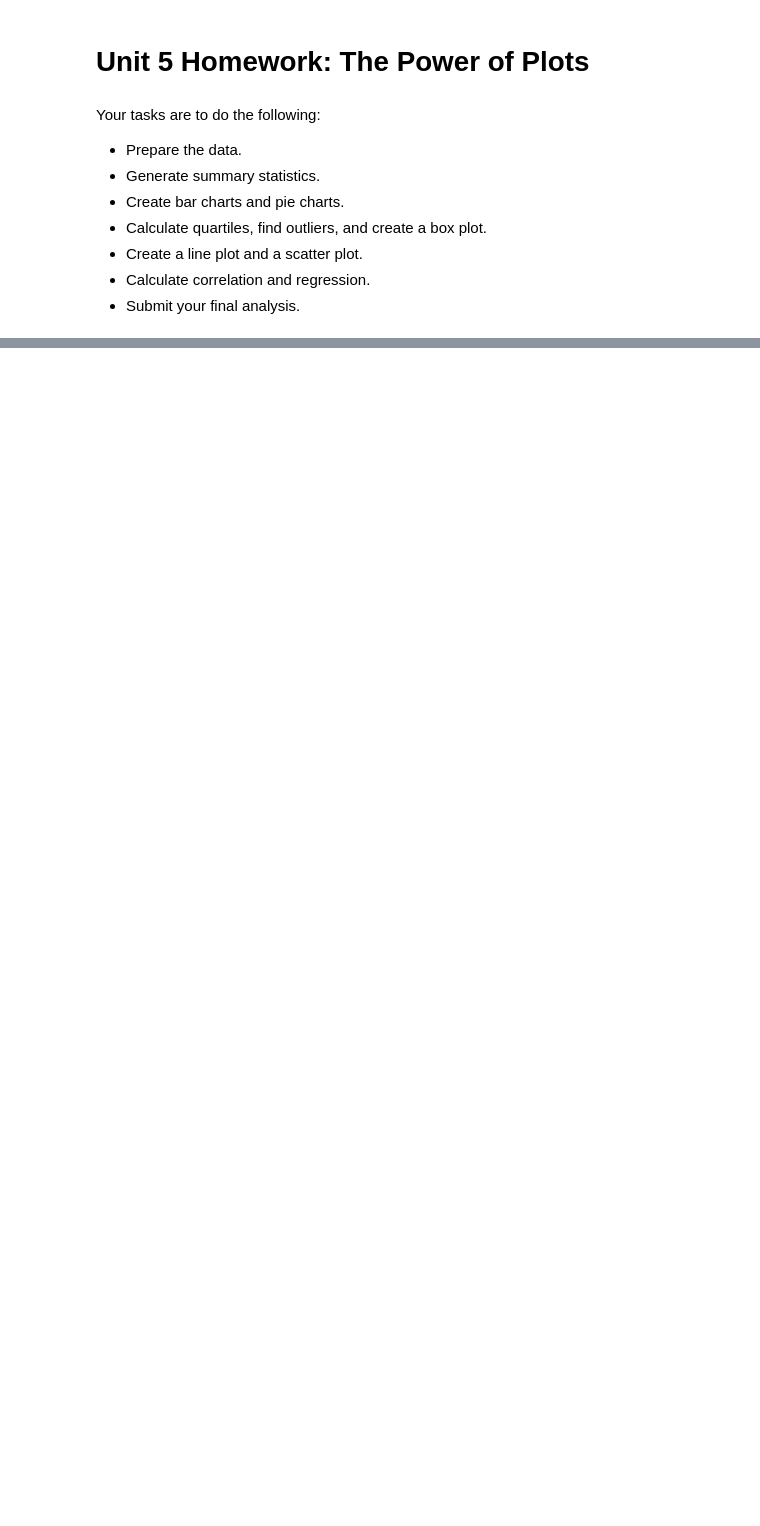
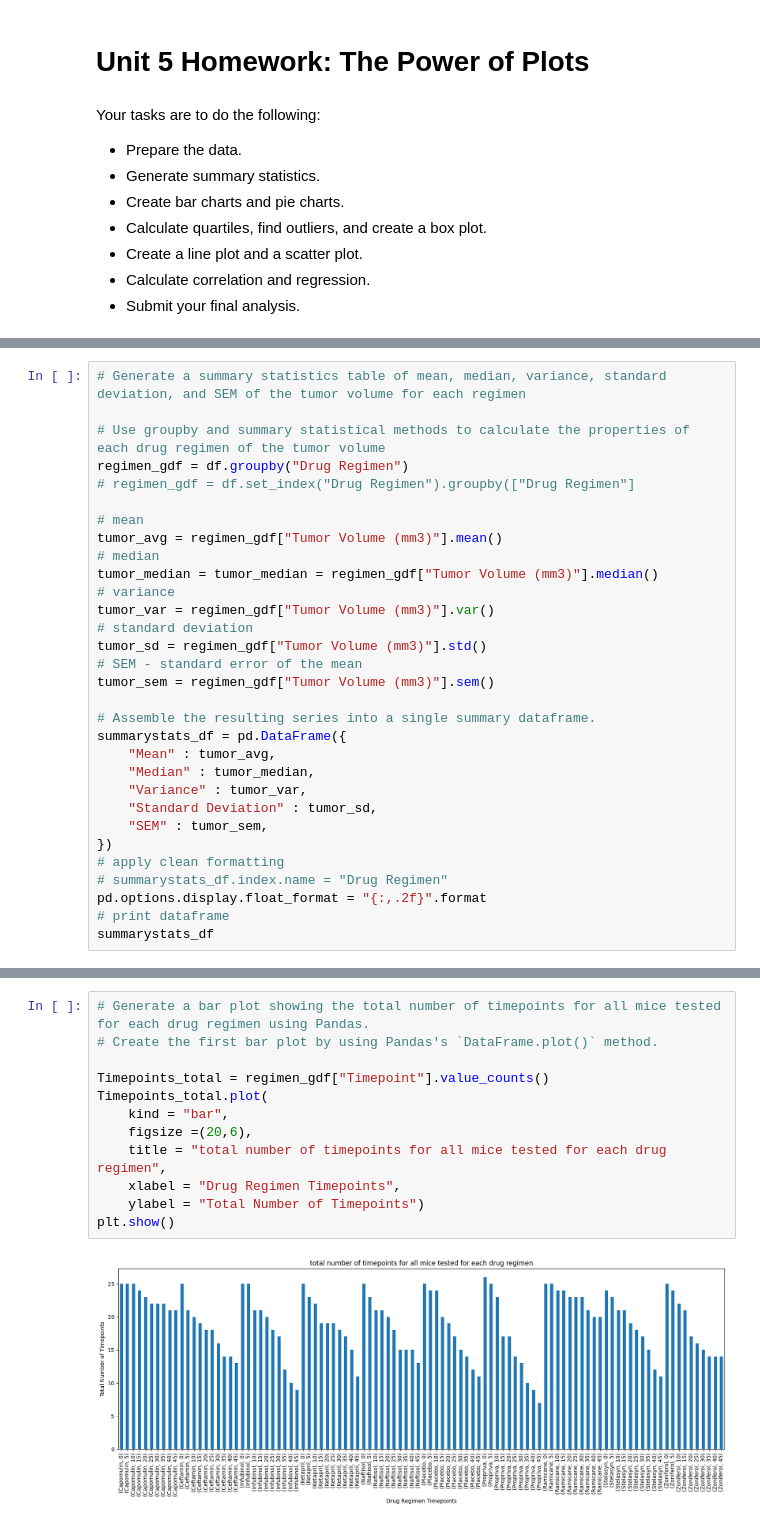
Before and after one commit to gw-sc/Matplotlib-challenge, a Jupyter notebook: Pymaceuticals/Pymaceuticals.ipynb, the cells around one changed output, grey strips where cells are left out. Cells and saved outputs as stored; diff of their text form; blank space fills up the shorter version.

```diff
--- a/Pymaceuticals/Pymaceuticals.ipynb
+++ b/Pymaceuticals/Pymaceuticals.ipynb
@@ -31,0 +140,31 @@ observation or interferences
+# %%
+# Generate a summary statistics table of mean, median, variance, standard deviation, and SEM of the tumor volume for each regimen
+
+# Use groupby and summary statistical methods to calculate the properties of each drug regimen of the tumor volume
+regimen_gdf = df.groupby("Drug Regimen")
+# regimen_gdf = df.set_index("Drug Regimen").groupby(["Drug Regimen"]
+
+# mean
+tumor_avg = regimen_gdf["Tumor Volume (mm3)"].mean()
+# median
+tumor_median = tumor_median = regimen_gdf["Tumor Volume (mm3)"].median()
+# variance
+tumor_var = regimen_gdf["Tumor Volume (mm3)"].var()
+# standard deviation
+tumor_sd = regimen_gdf["Tumor Volume (mm3)"].std()
+# SEM - standard error of the mean
+tumor_sem = regimen_gdf["Tumor Volume (mm3)"].sem()
+
+# Assemble the resulting series into a single summary dataframe.
+summarystats_df = pd.DataFrame({
+    "Mean" : tumor_avg,
+    "Median" : tumor_median,
+    "Variance" : tumor_var,
+    "Standard Deviation" : tumor_sd,
+    "SEM" : tumor_sem,
+})
+# apply clean formatting
+# summarystats_df.index.name = "Drug Regimen"
+pd.options.display.float_format = "{:,.2f}".format
+# print dataframe
+summarystats_df
@@ -31,0 +227,14 @@ observation or interferences
+# %%
+# Generate a bar plot showing the total number of timepoints for all mice tested for each drug regimen using Pandas.
+# Create the first bar plot by using Pandas's `DataFrame.plot()` method.
+
+Timepoints_total = regimen_gdf["Timepoint"].value_counts()
+Timepoints_total.plot(
+    kind = "bar",
+    figsize =(20,6),
+    title = "total number of timepoints for all mice tested for each drug regimen",
+    xlabel = "Drug Regimen Timepoints",
+    ylabel = "Total Number of Timepoints")
+plt.show()
+# %% [output]
+[figure, added]
```
Also changed, not shown: parts of 33 cells of this notebook.
